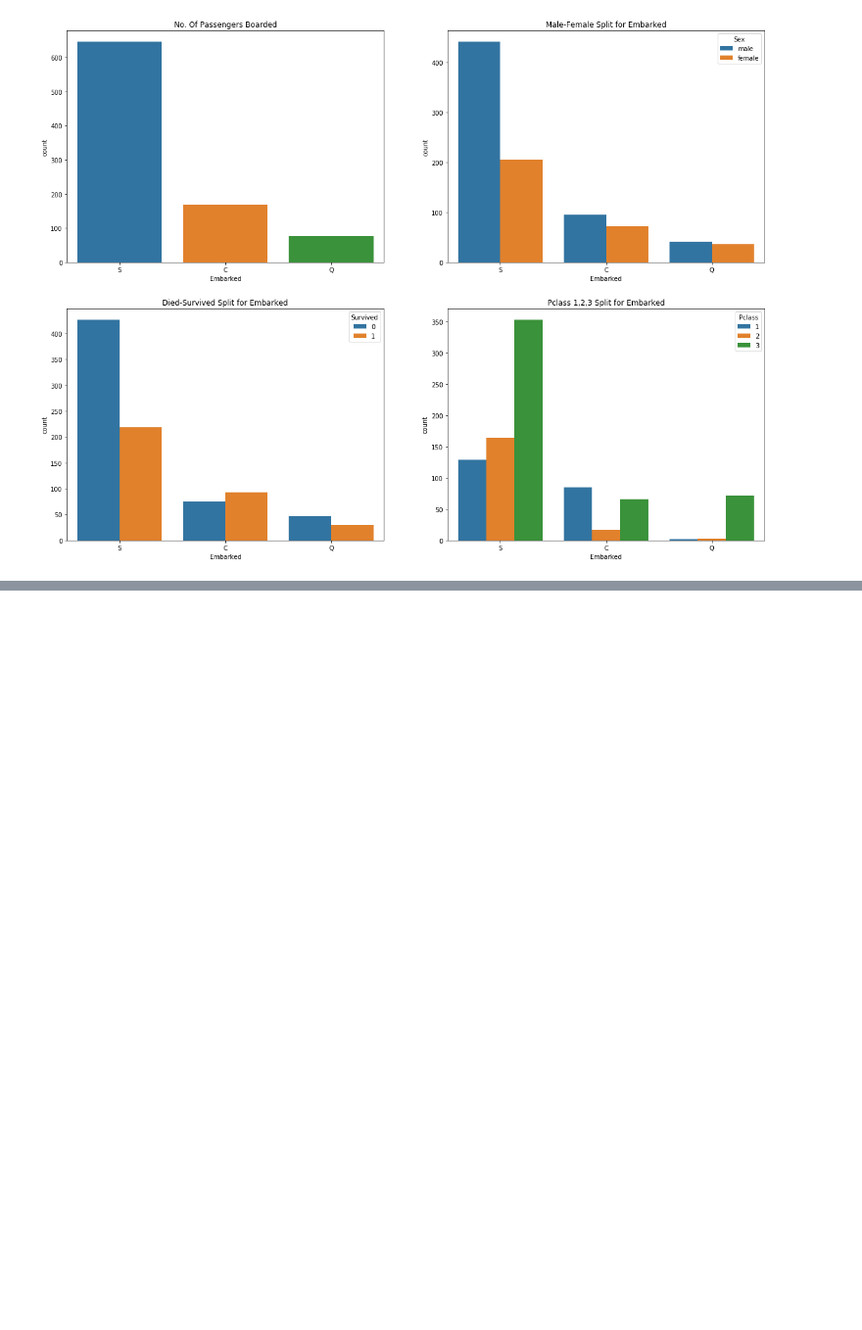
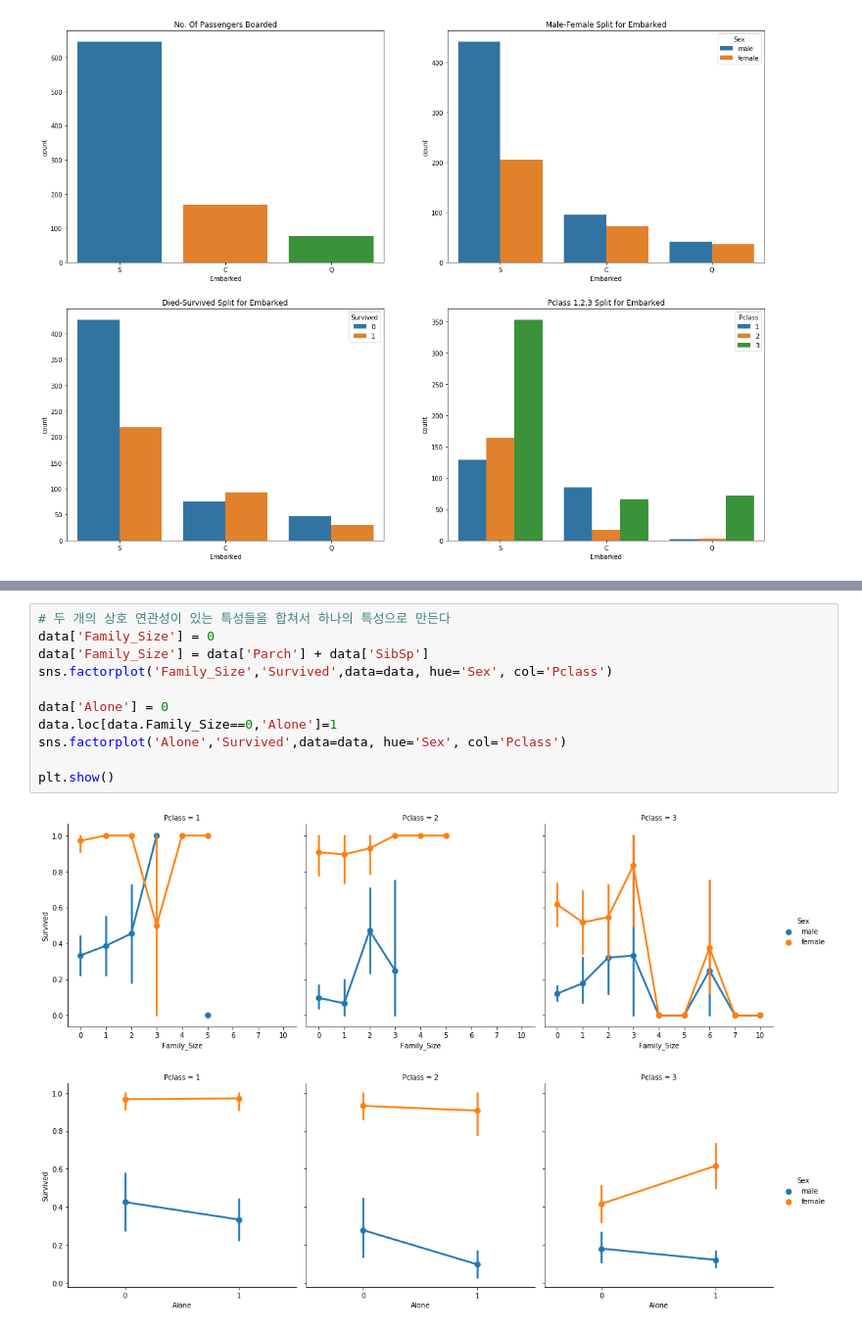
Before and after one commit to wer2956/Midterm_ML, a Jupyter notebook: Fin.ipynb, the cells around one changed output, grey strips where cells are left out. Shown: that part at 98% size. Saved outputs shown, nothing was run; the diff lists cells and outputs as text; blank space fills up the shorter version.

```diff
--- a/Fin.ipynb
+++ b/Fin.ipynb
@@ -262,0 +346,14 @@ plt.show()
+# %%
+# 두 개의 상호 연관성이 있는 특성들을 합쳐서 하나의 특성으로 만든다
+data['Family_Size'] = 0
+data['Family_Size'] = data['Parch'] + data['SibSp']
+sns.factorplot('Family_Size','Survived',data=data, hue='Sex', col='Pclass')
+
+data['Alone'] = 0
+data.loc[data.Family_Size==0,'Alone']=1
+sns.factorplot('Alone','Survived',data=data, hue='Sex', col='Pclass')
+
+plt.show()
+# %% [output]
+[figure, added]
+[figure, added]
```
Also changed, not shown: parts of 18 cells of this notebook, 1 other file.
